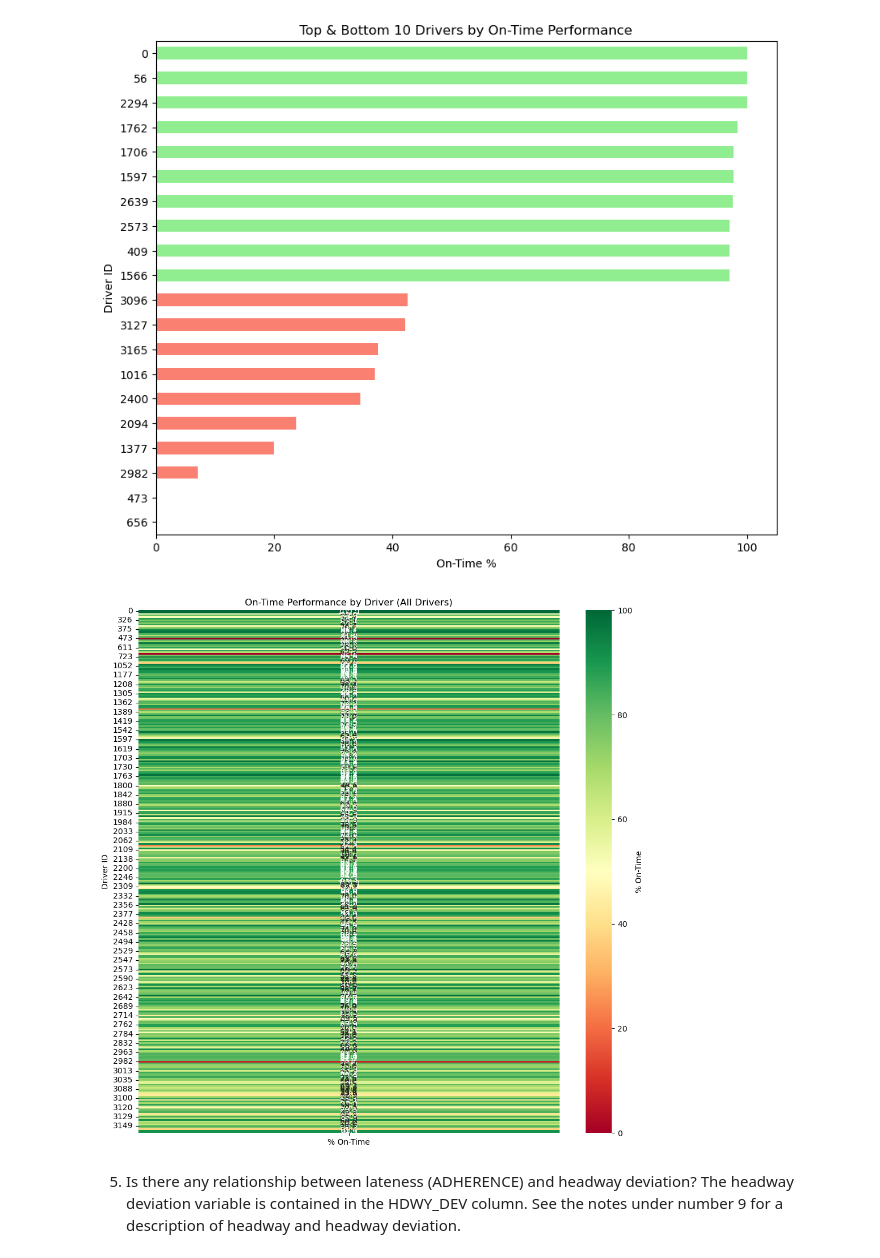
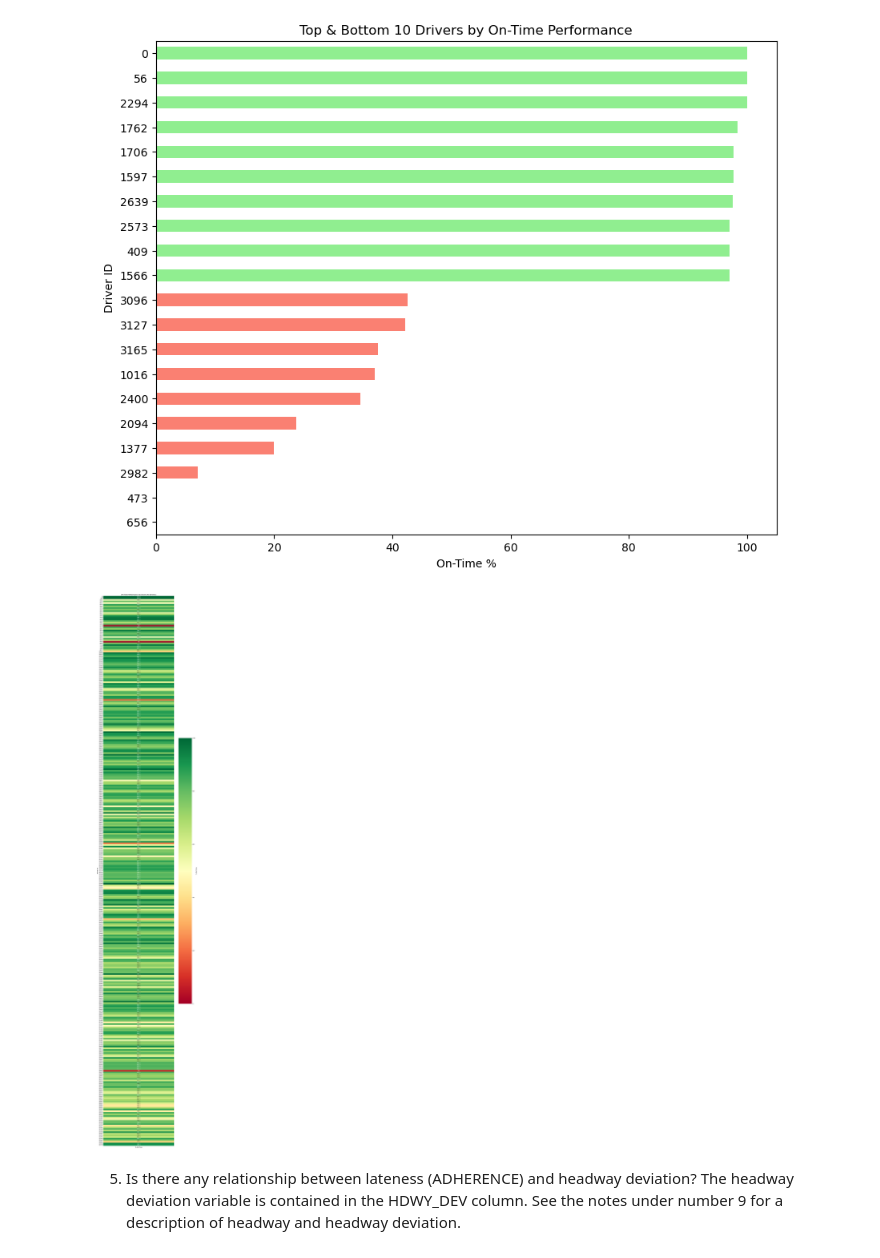
Before and after one commit to NewForce-Cohort-11-Data/wego-brake-it-easy, a Jupyter notebook: wego_grp_proj_bg.ipynb, the cells around one changed output. Saved outputs shown, nothing was run; the diff lists cells and outputs as text; code cells hidden in the pictures.

Commit message:
wego-proj-bg

```diff
--- a/wego_grp_proj_bg.ipynb
+++ b/wego_grp_proj_bg.ipynb
@@ -14,7 +14,7 @@ import pandas as pd
 import matplotlib.pyplot as plt
 # %%
 # Read in file
-wego_df = pd.read_csv('../wego-brake-it-easy/Headway Data, 8-1-2023 to 9-30-2023.csv')
+wego_df = pd.read_csv('../grp_proj_data/Headway Data, 8-1-2023 to 9-30-2023.csv')
 
 # Check df
 wego_df
@@ -412,17 +394,17 @@ plt.show()
 # %%
 # Sort drivers by ID (optional)
 driver_perf_sorted_heatmap = driver_perf.sort_index()
 
-plt.figure(figsize=(12,12))  # bigger figure since many drivers
+plt.figure(figsize=(12,75))  # bigger figure since many drivers
 sns.heatmap(driver_perf_sorted_heatmap[['% On-Time']],
             cmap='RdYlGn',     # red=low, green=high
             annot=True,        # show numbers
             fmt=".1f",         # one decimal place
             cbar_kws={'label': '% On-Time'})  # color bar label
 plt.title('On-Time Performance by Driver (All Drivers)')
 plt.ylabel('Driver ID')
 plt.show()
 # %% [output]
-[figure, old version]
+[figure, new version]
 # %% [markdown]
 5. Is there any relationship between lateness (ADHERENCE) and headway deviation? The headway deviation variable is contained in the HDWY_DEV column. See the notes under number 9 for a description of headway and headway deviation.
```
Also changed, not shown: parts of 2 cells of this notebook.
